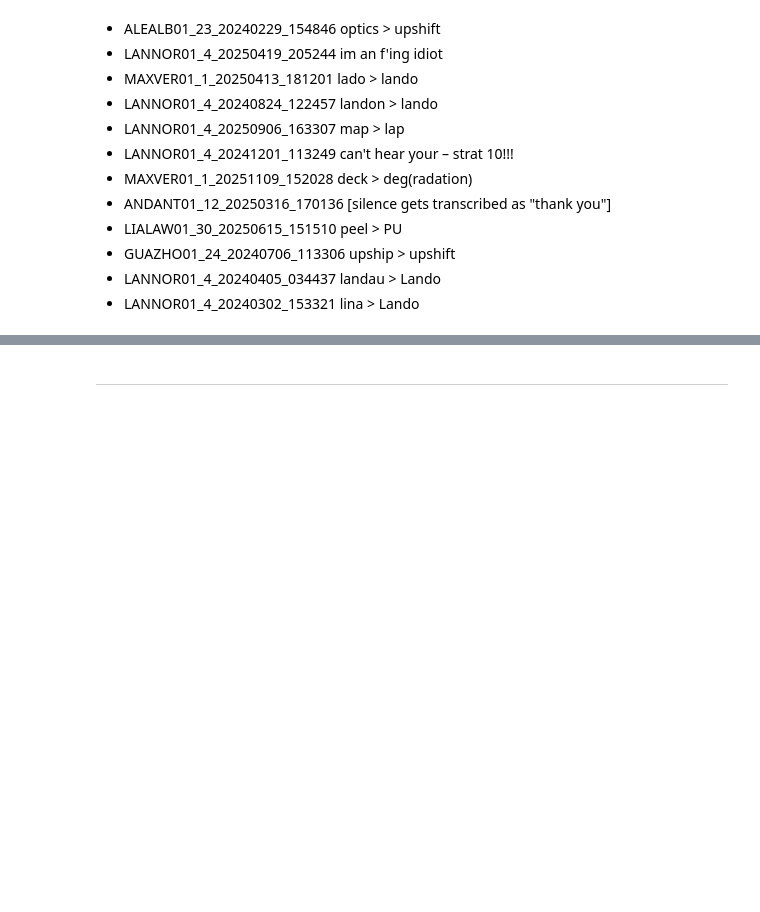
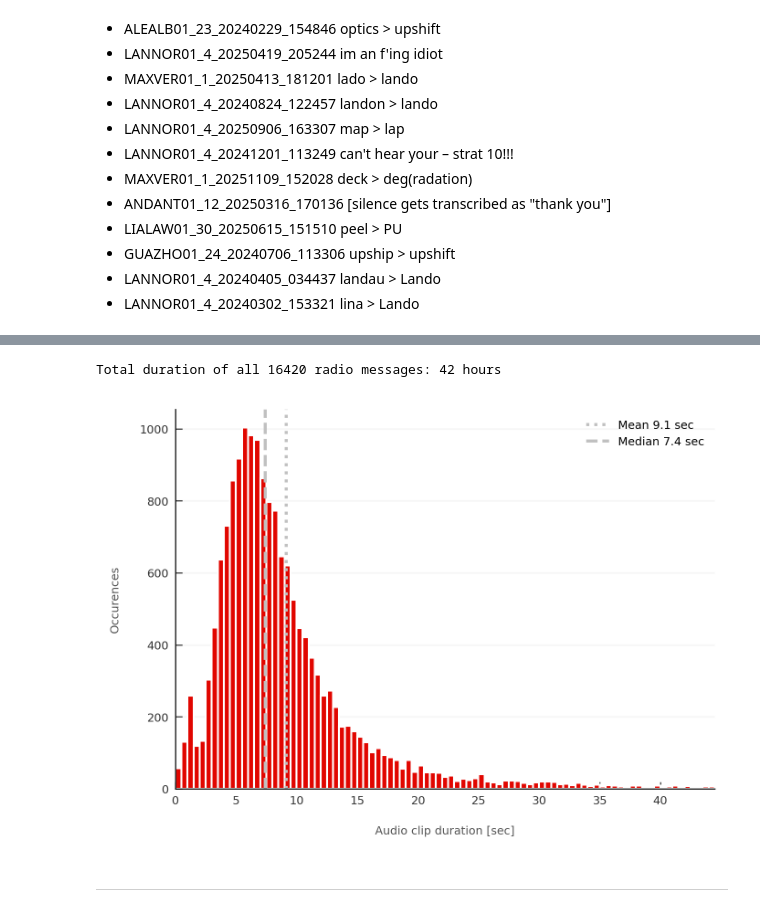
Before and after one commit to dlundgaard/F1-Radio-CBASR, a Jupyter notebook: workbook.ipynb, the cells around one changed output, grey strips where cells are left out. Drawn from its saved outputs; the diff is of its cells as text; code cells hidden in the pictures; blank space fills up the shorter version.

```diff
--- a/workbook.ipynb
+++ b/workbook.ipynb
@@ -71,37 +74,42 @@ Found 16420 radio messages
 | 16321 | 1276 | 9839 | 4 | 2025-12-07 14:32:13.730000+00:00 | https://livetiming.formula1.com/s... | Yas Island | 2025 | Race | ... |
 | 16322 | 1276 | 9839 | 1 | 2025-12-07 14:33:14.515000+00:00 | https://livetiming.formula1.com/s... | Yas Island | 2025 | Race | ... |
 # %%
-# def get_clip_duration(file_path):
-#     try:
-#         return librosa.get_duration(path=file_path)
-#     except:
-#         return np.nan
+def get_clip_duration(file_path):
+    try:
+        return librosa.get_duration(path=file_path)
+    except:
+        return np.nan
 
-# if not "clip_duration" in radio_messages.columns:
-#     radio_messages["clip_duration"] = radio_messages["file_path"].apply(get_clip_duration)
-#     # radio_messages = radio_messages[radio_messages["clip_duration"] < 30]
+if not "clip_duration" in radio_messages.columns:
+    radio_messages["clip_duration"] = radio_messages["file_path"].apply(get_clip_duration)
+    # radio_messages = radio_messages[radio_messages["clip_duration"] < 30]
 
-# plt.hist(
-#     radio_messages["clip_duration"],
-#     bins=np.arange(0, 45, 0.5),
-#     color=COLORMAP.F1_red,
-#     edgecolor="white",
-#     linewidth=1,
-# )
-# plt.axvline(
-#     x=radio_messages["clip_duration"].mean(),
-#     color="silver",
-#     linestyle="dotted",
-#     label=f"Mean {radio_messages["clip_duration"].mean():.1f} sec",
-# )
-# plt.axvline(
-#     x=radio_messages["clip_duration"].median(),
-#     color="silver",
-#     linestyle="dashed",
-#     label=f"Median {radio_messages["clip_duration"].median():.1f} sec",
-# )
-# plt.legend(loc="upper right")
-# plt.xlabel("Audio clip duration [sec]")
-# plt.ylabel(f"Occurences ({len(radio_messages)} total)")
-# plt.show()
+print(f"Total duration of all {len(radio_messages)} radio messages: {radio_messages["clip_duration"].sum() / 60 / 60:.0f} hours")
+
+plt.hist(
+    radio_messages["clip_duration"],
+    bins=np.arange(0, 45, 0.5),
+    color=COLORMAP.F1_red,
+    edgecolor="white",
+    linewidth=1,
+)
+plt.axvline(
+    x=radio_messages["clip_duration"].mean(),
+    color="silver",
+    linestyle="dotted",
+    label=f"Mean {radio_messages["clip_duration"].mean():.1f} sec",
+)
+plt.axvline(
+    x=radio_messages["clip_duration"].median(),
+    color="silver",
+    linestyle="dashed",
+    label=f"Median {radio_messages["clip_duration"].median():.1f} sec",
+)
+plt.legend(loc="upper right")
+plt.xlabel("Audio clip duration [sec]")
+plt.ylabel("Occurences")
+plt.show()
+# %% [output]
+Total duration of all 16420 radio messages: 42 hours
+[figure, added]
 # %%
```
Also changed, not shown: parts of 29 cells of this notebook.
